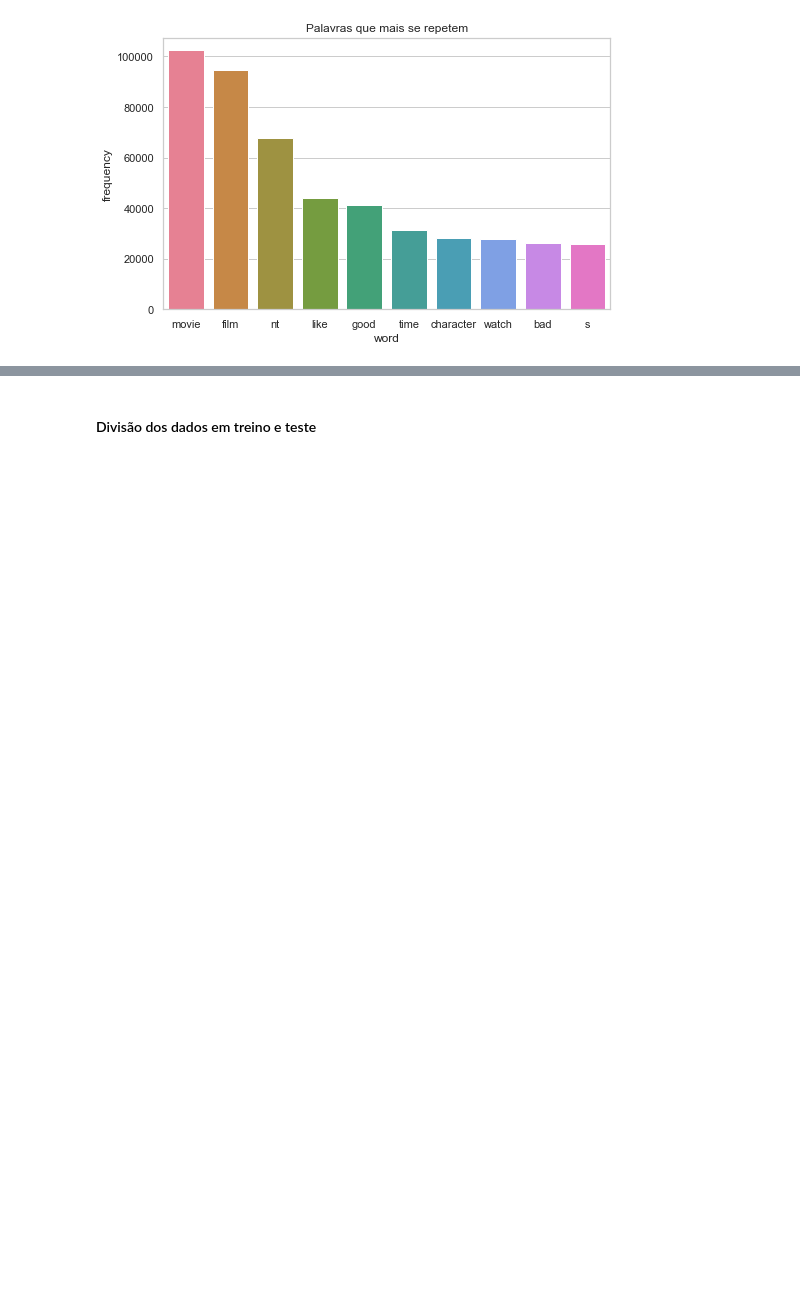
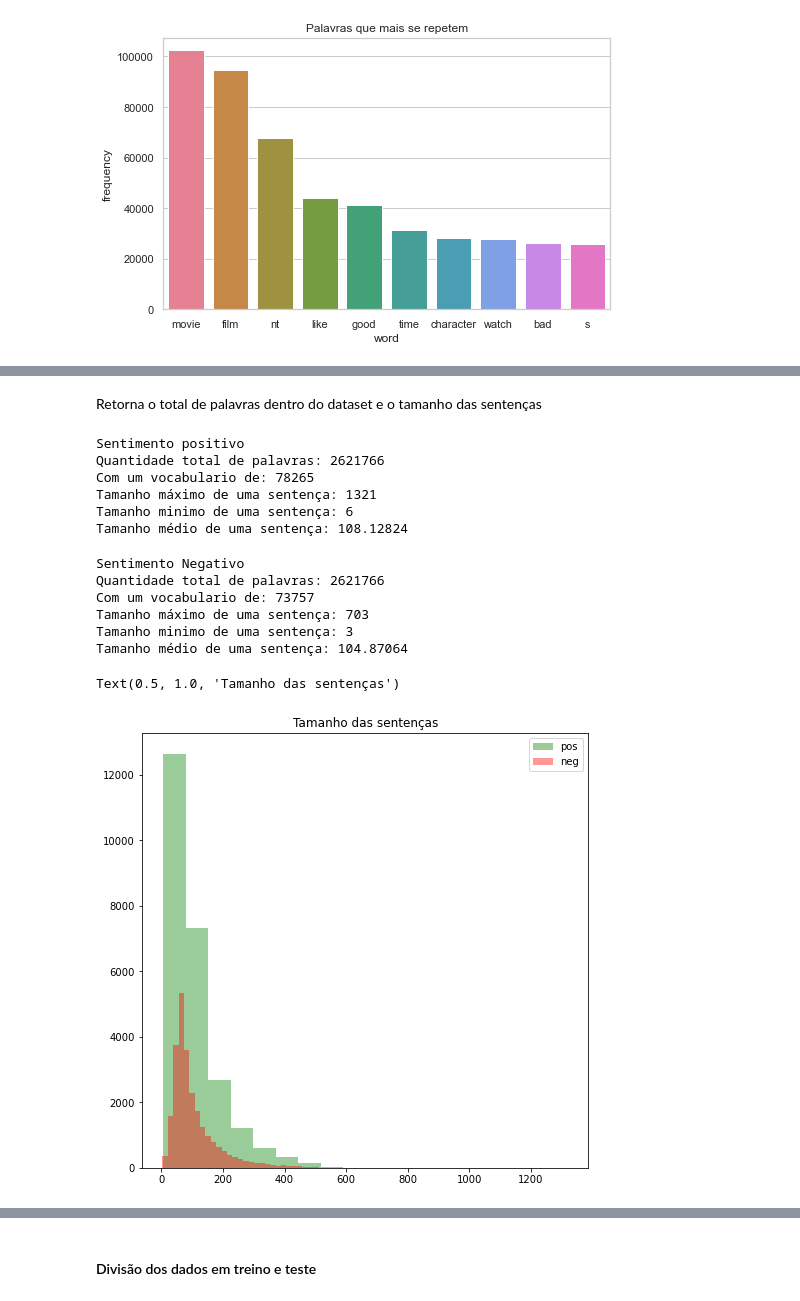
Before and after one commit to doissegundos/PLN_IMDB_50K_Movie_Reviews, a Jupyter notebook: pln.ipynb, the cells around one changed output, grey strips where cells are left out. Cells and saved outputs as stored; diff of their text form; code cells hidden in the pictures; blank space fills up the shorter version.

```diff
--- a/pln.ipynb
+++ b/pln.ipynb
@@ -426,0 +441,50 @@ plt.show()
+# %%
+def tam_sentencas(df):
+    X = list(df['text_processed_spacy'])
+    df_tokens = [word_tokenize(text) for text in X]
+    all_words = [word for tokens in df_tokens for word in tokens]
+    sentence_lengths = [len(tokens) for tokens in df_tokens]
+    vocabulario = sorted(list(set(all_words)))
+    return sentence_lengths, vocabulario
+# %%
+df_pos = df_train.query('sentiment=="pos"')
+df_neg = df_train.query('sentiment=="neg"')
+# %% [markdown]
+Retorna o total de palavras dentro do dataset e o tamanho das sentenças
+# %%
+sentence_lengths_pos, vocabulario_pos = tam_sentencas(df_pos)
+print("Sentimento positivo")
+print("Quantidade total de palavras: %s \nCom um vocabulario de: %s" % (len(all_words), len(vocabulario_pos)))
+print("Tamanho máximo de uma sentença: %s" % np.max(sentence_lengths_pos))
+print("Tamanho minimo de uma sentença: %s" % np.min(sentence_lengths_pos))
+print("Tamanho médio de uma sentença: %s" % np.mean(sentence_lengths_pos))
+# %% [output]
+Sentimento positivo
+Quantidade total de palavras: 2621766
+Com um vocabulario de: 78265
+Tamanho máximo de uma sentença: 1321
+Tamanho minimo de uma sentença: 6
+Tamanho médio de uma sentença: 108.12824
+# %%
+sentence_lengths_neg, vocabulario_neg = tam_sentencas(df_neg)
+print("Sentimento Negativo")
+print("Quantidade total de palavras: %s \nCom um vocabulario de: %s" % (len(all_words), len(vocabulario_neg)))
+print("Tamanho máximo de uma sentença: %s" % np.max(sentence_lengths_neg))
+print("Tamanho minimo de uma sentença: %s" % np.min(sentence_lengths_neg))
+print("Tamanho médio de uma sentença: %s" % np.mean(sentence_lengths_neg))
+# %% [output]
+Sentimento Negativo
+Quantidade total de palavras: 2621766
+Com um vocabulario de: 73757
+Tamanho máximo de uma sentença: 703
+Tamanho minimo de uma sentença: 3
+Tamanho médio de uma sentença: 104.87064
+# %%
+fig, axes = plt.subplots(nrows=1, ncols=1,figsize=(8,8))
+ax = sns.distplot(sentence_lengths_pos, bins=18, label = 'pos', kde =False, color="green")
+ax = sns.distplot(sentence_lengths_neg, bins=40, label = 'neg', kde =False, color="red")
+ax.legend()
+ax.set_title('Tamanho das sentenças')
+# %% [output]
+Text(0.5, 1.0, 'Tamanho das sentenças')
+[figure, added]
```
Also changed, not shown: parts of 29 cells of this notebook, 4 other files.
